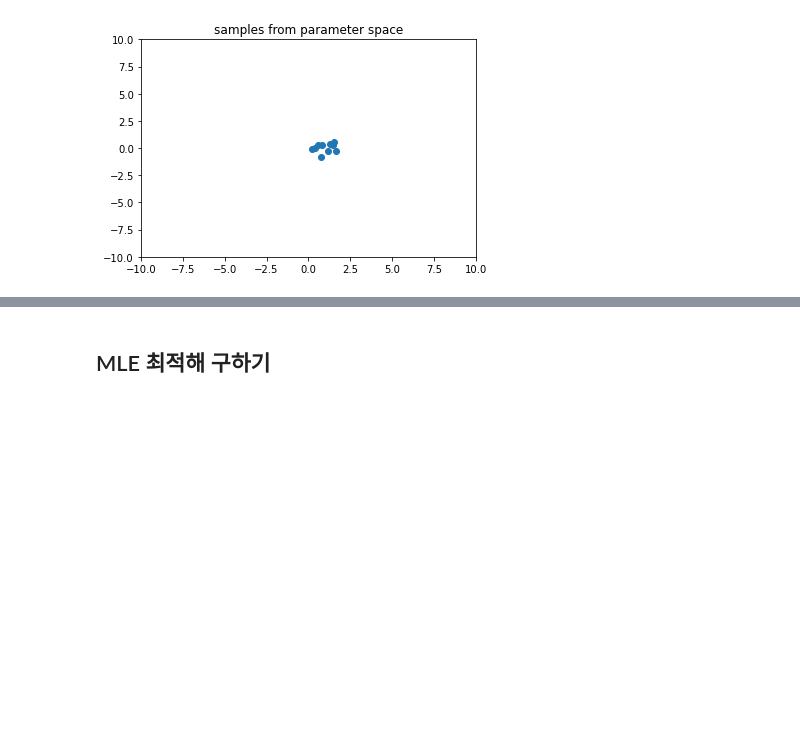
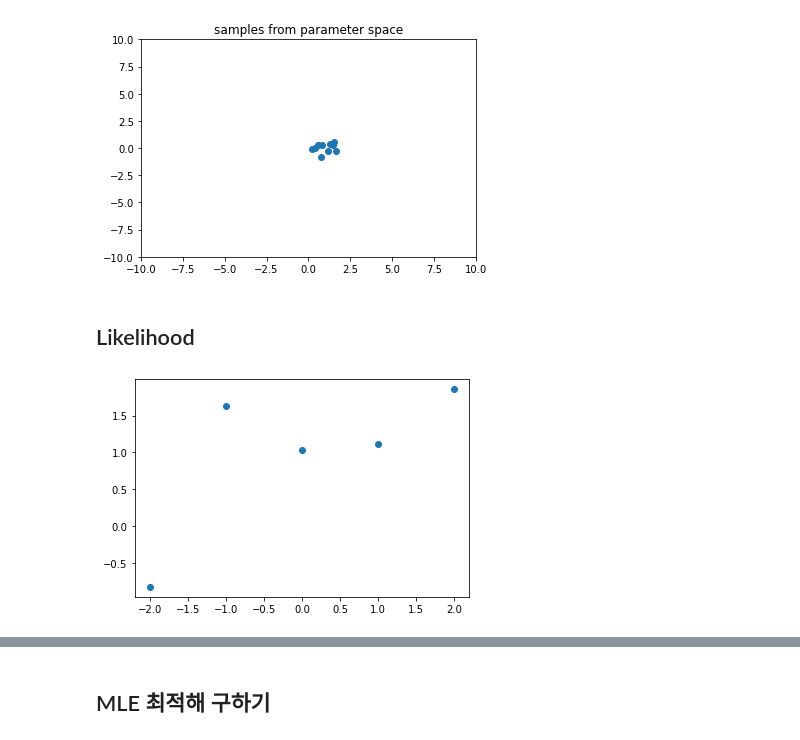
Before and after one commit to seraaaayeo/Modulabs-Dasol, a Jupyter notebook: Study/ch21_MLEvsMAP.ipynb, the cells around one changed output, grey strips where cells are left out. Drawn from its saved outputs; the diff is of its cells as text; code cells hidden in the pictures; blank space fills up the shorter version.

Commit message:
[Update] Update likelihood plot

```diff
--- a/Study/ch21_MLEvsMAP.ipynb
+++ b/Study/ch21_MLEvsMAP.ipynb
@@ -92,3 +92,20 @@ plt.show()
 # %% [output]
 [figure]
 [figure]
+# %% [markdown]
+## Likelihood
+# %%
+# random data
+import math
+import numpy as np
+import matplotlib.pyplot as plt
+
+np.random.seed(321)
+
+input_data = np.linspace(-2, 2, 5)
+label = input_data + 1 + np.random.normal(0, 1, size=5)
+
+plt.scatter(input_data, label)
+plt.show()
+# %% [output]
+[figure, added]
```
Also changed, not shown: parts of 1 cell of this notebook.
